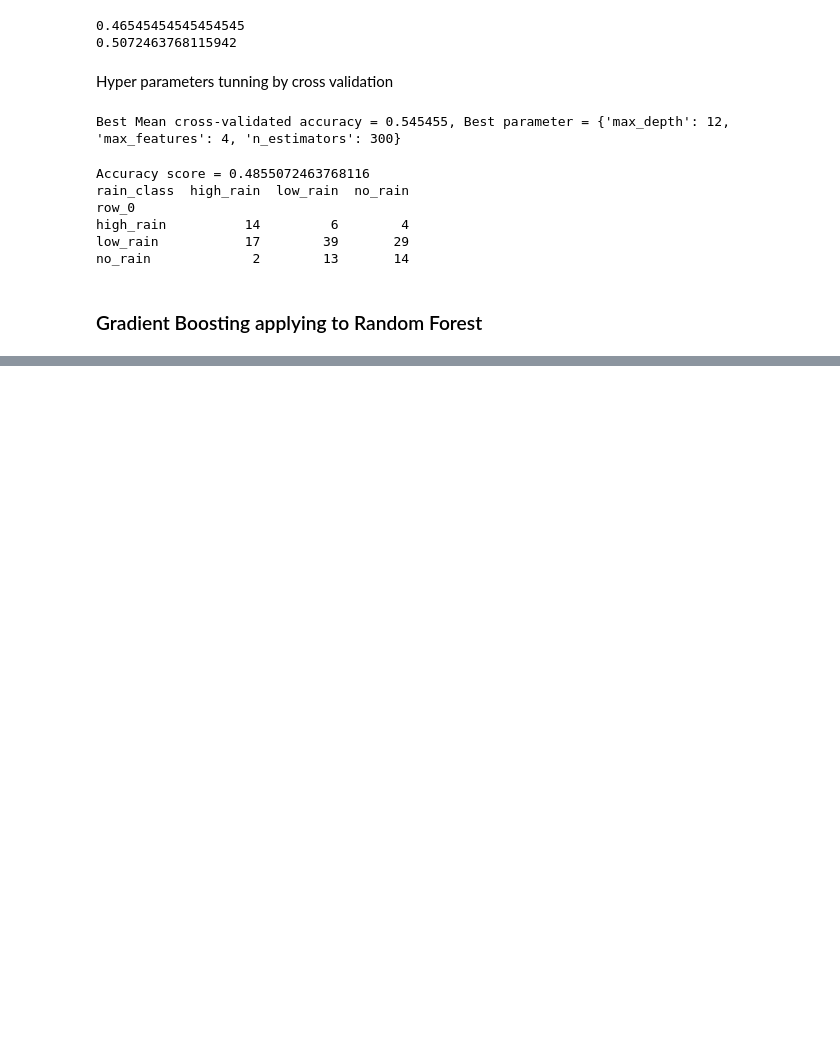
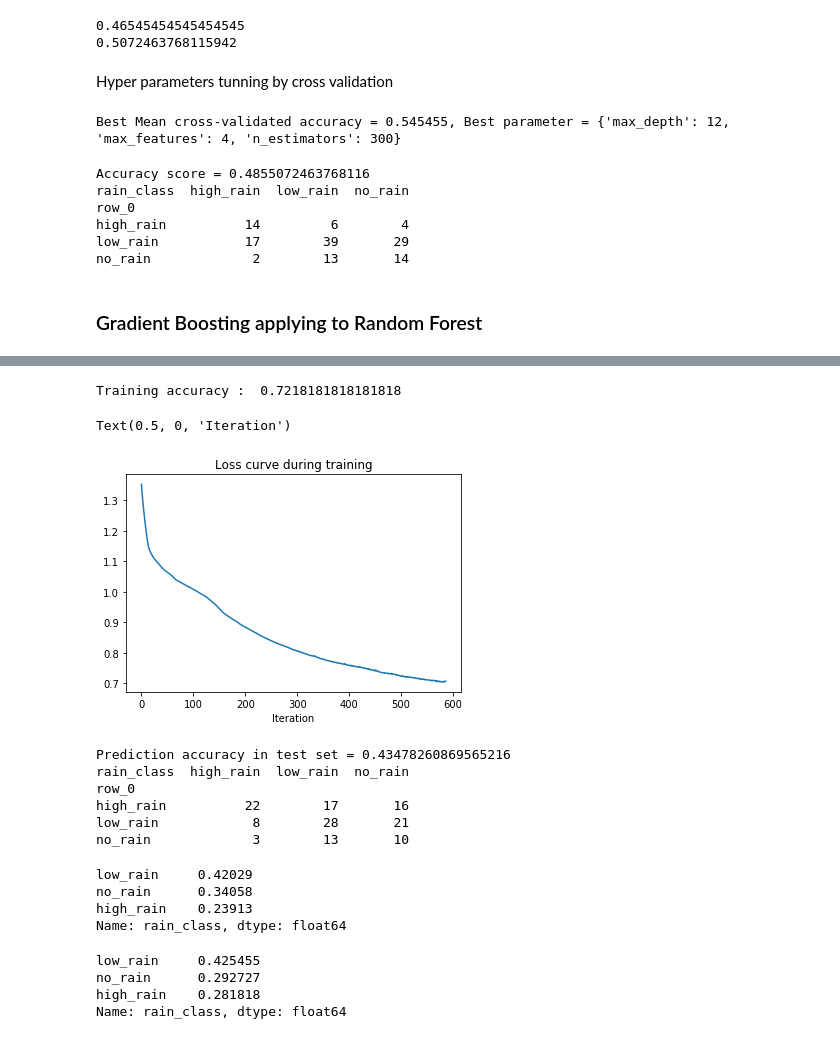
Before and after one commit to NguyenHai7120/4A-MachineLearning-Project, a Jupyter notebook: Classification_python.ipynb, the cells around one changed output, grey strips where cells are left out. Cells and saved outputs as stored; diff of their text form; code cells hidden in the pictures; blank space fills up the shorter version.

```diff
--- a/Classification_python.ipynb
+++ b/Classification_python.ipynb
@@ -189,0 +304,3 @@ print('Mean Accuracy: %.3f (%.3f)' % (mean(n_scores), std(n_scores)))
+# %%
+nnet = MLPClassifier(hidden_layer_sizes = (5, 8, 15, 20, 15, 8, 5), random_state = 42, max_iter = 1500, alpha = 0.01)
+nnet.fit(X_train, Y_train_class)
@@ -189,0 +316,37 @@ print('Mean Accuracy: %.3f (%.3f)' % (mean(n_scores), std(n_scores)))
+# %%
+print("Training accuracy : ", nnet.score(X_train, Y_train_class))
+plt.plot(nnet.loss_curve_)
+plt.title("Loss curve during training")
+plt.xlabel("Iteration")
+# %% [output]
+Training accuracy :  0.7218181818181818
+Text(0.5, 0, 'Iteration')
+[figure, added]
+# %%
+y_pred_test = nnet.predict(X_test)
+
+print("Prediction accuracy in test set =", accuracy_score(y_true = Y_test_class, y_pred = y_pred_test))
+# confusion matrix
+table = pd.crosstab(y_pred_test, Y_test_class)
+print(table)
+# %% [output]
+Prediction accuracy in test set = 0.43478260869565216
+rain_class  high_rain  low_rain  no_rain
+row_0
+high_rain          22        17       16
+low_rain            8        28       21
+no_rain             3        13       10
+# %%
+Y_test_class.value_counts() / Y_test_class.value_counts().sum()
+# %% [output]
+low_rain     0.42029
+no_rain      0.34058
+high_rain    0.23913
+Name: rain_class, dtype: float64
+# %%
+Y_train_class.value_counts() / Y_train_class.value_counts().sum()
+# %% [output]
+low_rain     0.425455
+no_rain      0.292727
+high_rain    0.281818
+Name: rain_class, dtype: float64
```
Also changed, not shown: parts of 23 cells of this notebook.
